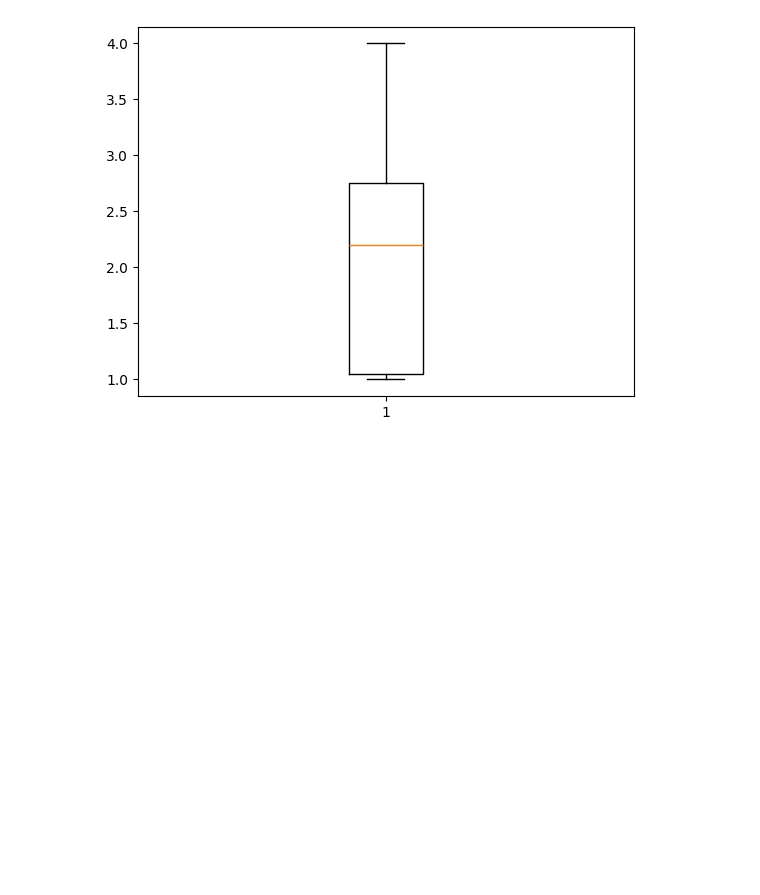
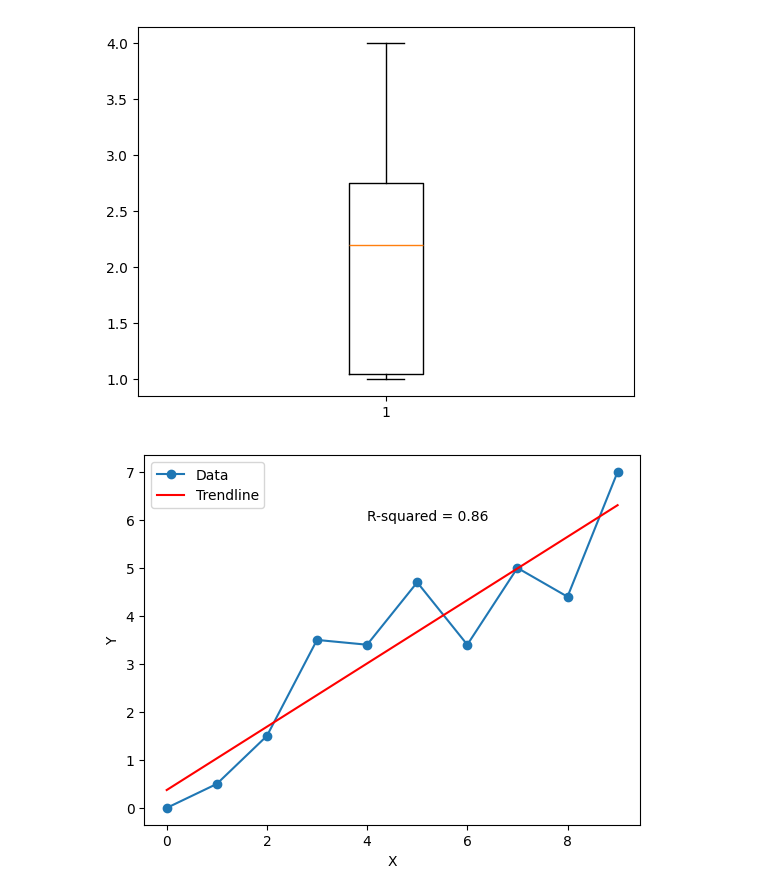
Before and after one commit to spread11-afk/__11209python_school__, a Jupyter notebook: 20231030.ipynb, the cells around one changed output. Drawn from its saved outputs; the diff is of its cells as text; code cells hidden in the pictures; blank space fills up the shorter version.

```diff
--- a/20231030.ipynb
+++ b/20231030.ipynb
@@ -28,3 +28,38 @@ plt.boxplot(data)  #一維串列
 plt.show()
 # %% [output]
 [figure]
+# %%
+import numpy as np
+import matplotlib.pyplot as plt
+# 提供 x 和 y 數據
+x = np.array([x for x in range(0, 10)])
+y = np.array([0,0.5,1.5,3.5,3.4,4.7,3.4,5,4.4,7])  # 這裡提供了一個示例 y 數據
+# 繪製原始數據
+plt.plot(x, y, marker='o', label="Data")
+# 使用 polyfit() 擬合多項式
+degree = 1  # 指定多項式的次數（例如，1代表一次直線）
+coefficients = np.polyfit(x, y, degree)
+# 使用 poly1d() 創建多項式對象
+poly = np.poly1d(coefficients)
+# 生成新的 x 值來計算趨勢線上的 y 值
+x_fit = np.linspace(x[0], x[-1], 100)
+y_fit = poly(x_fit)
+# 繪製趨勢線
+plt.plot(x_fit, y_fit, label="Trendline", color='red')
+# 添加標籤和圖例
+plt.xlabel("X")
+plt.ylabel("Y")
+plt.legend()
+# 顯示圖表
+# 計算 R 平方值
+y_mean = np.mean(y)
+y_pred = poly(x)
+ss_total = np.sum((y - y_mean) ** 2)
+ss_res = np.sum((y - y_pred) ** 2)
+r_squared = 1 - (ss_res / ss_total)
+# 添加 R 平方值到圖表
+plt.text(4,6, f"R-squared = {r_squared:.2f}")
+# 顯示圖表
+plt.show()
+# %% [output]
+[figure, added]
```
